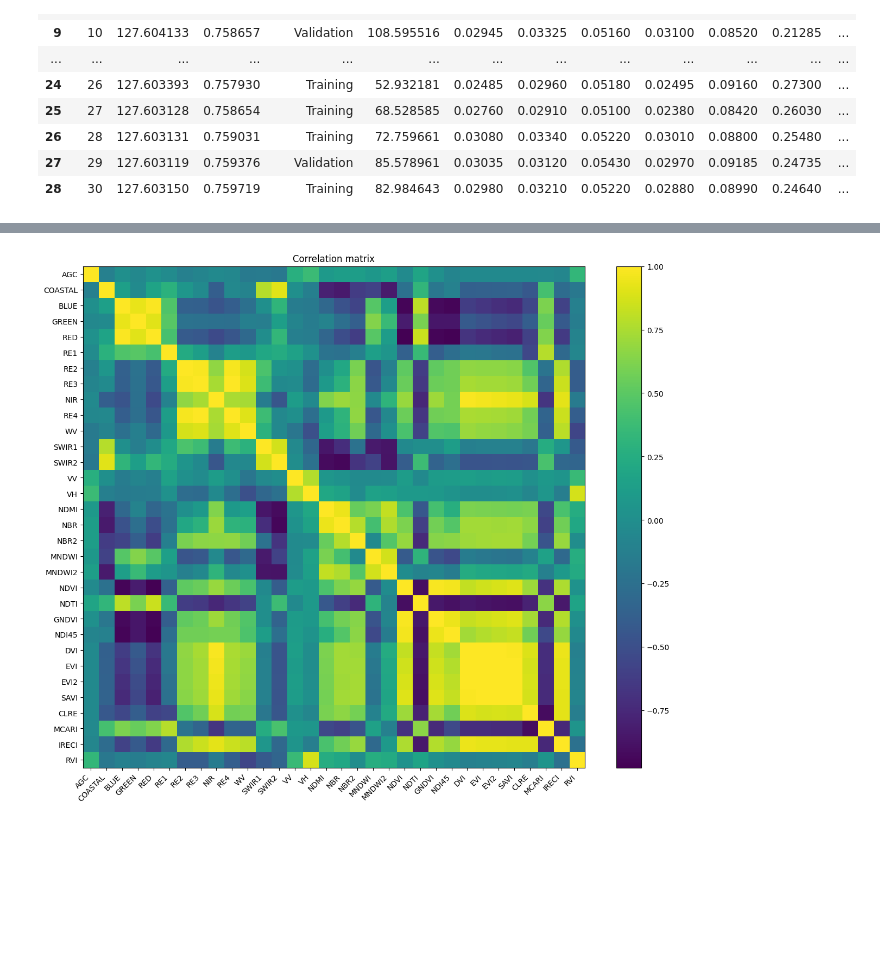
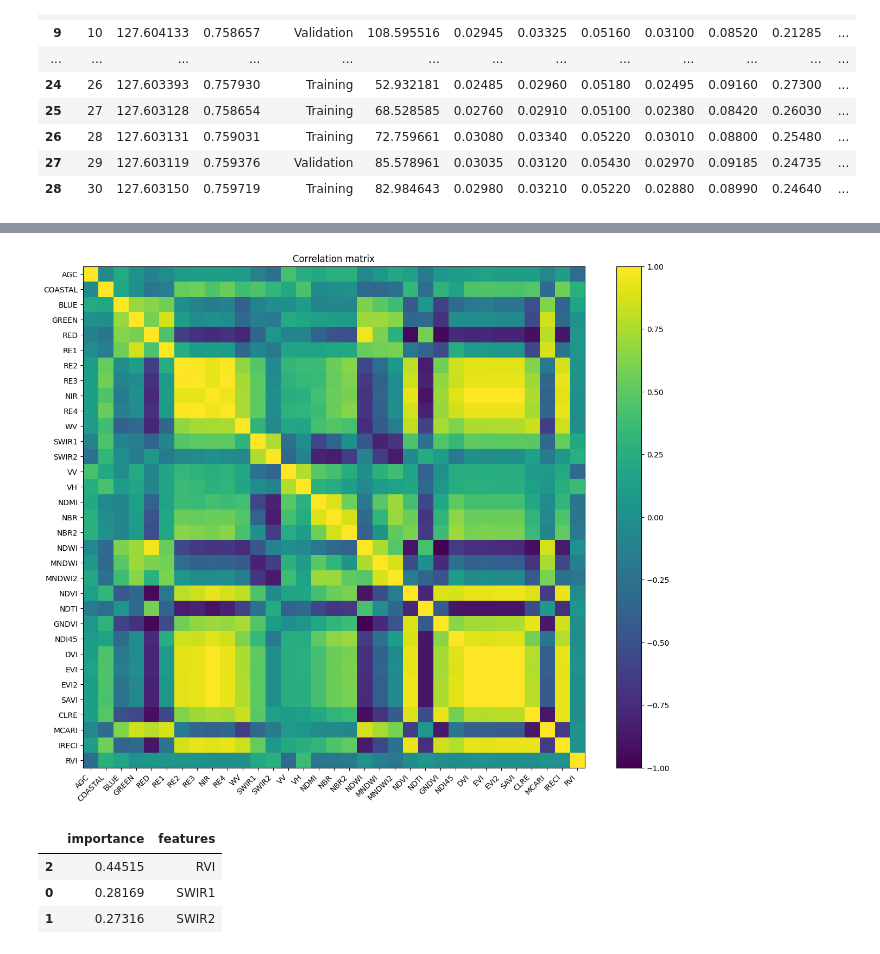
Before and after one commit to ramiqcom/mangrove-sofifi, a Jupyter notebook: notebook/2.modelling.ipynb, the cells around one changed output, grey strips where cells are left out. Saved outputs shown, nothing was run; the diff lists cells and outputs as text; code cells hidden in the pictures; blank space fills up the shorter version.

Commit message:
apply model

```diff
--- a/notebook/2.modelling.ipynb
+++ b/notebook/2.modelling.ipynb
@@ -9,6 +13,10 @@ from shapely import points
 # %%
-S2_URL = "s2_2024.tif"
+S2_URL = (
+    "https://storage.googleapis.com/gee-ramiqcom-bucket/mangrove_sofifi/s2_2024_07.tif"
+)
 
-S1_URL = "s1_2024.tif"
+S1_URL = (
+    "https://storage.googleapis.com/gee-ramiqcom-bucket/mangrove_sofifi/s1_2024_07.tif"
+)
 
 SAMPLE_URL = "../data/250204 - Database Riset Mangrove Sofifi Kirim Ramadhan.xlsx"
@@ -37,8 +112,8 @@ sample
 # %%
 # Make sample ito geodataframe
-geometry = points(sample["X"], sample["Y"])
-sample = gpd.GeoDataFrame(sample, geometry=geometry, crs="EPSG:4326")
+geometry = points(sample_normal["X"], sample_normal["Y"])
+sample_normal = gpd.GeoDataFrame(sample_normal, geometry=geometry, crs="EPSG:4326")
 
-ax = sample.plot(column="AGC", cmap="YlGn")
+ax = sample_normal.plot(column="AGC", cmap="YlGn")
 add_basemap(ax=ax, crs="EPSG:4326")
 # %% [output]
@@ -48,7 +123,7 @@ indices = [
     dict(name="NDMI", band1="NIR", band2="SWIR1", cmap="RdYlGn"),
     dict(name="NBR", band1="NIR", band2="SWIR2", cmap="RdYlGn"),
     dict(name="NBR2", band1="SWIR1", band2="SWIR2", cmap="RdYlGn"),
-    # dict(name="NDWI", band1="GREEN", band2="NIR", cmap="RdBu"),
+    dict(name="NDWI", band1="GREEN", band2="NIR", cmap="RdBu"),
     dict(name="MNDWI", band1="GREEN", band2="SWIR1", cmap="RdBu"),
     dict(name="MNDWI2", band1="GREEN", band2="SWIR2", cmap="RdBu"),
     dict(name="NDVI", band1="NIR", band2="RED", cmap="RdYlGn"),
@@ -72,8 +147,8 @@ band_map_s2 = dict(
 )
 # %%
 # Sample images
-extract = sample.copy()[["AGC"]]
-coords = [coord for coord in zip(sample.geometry.x, sample.geometry.y)]
+extract = sample_normal.copy()[["AGC", "Keterangan"]]
+coords = [coord for coord in zip(sample_normal.geometry.x, sample_normal.geometry.y)]
 
 # Bands
 bands_s2 = [
@@ -94,13 +169,16 @@ bands_s2 = [
 bands_s1 = ["VV", "VH"]
 
 with rio.open(S2_URL) as source:
-    extract[bands_s2] = [data / 1e4 for data in source.sample(coords)]
+    extract[bands_s2] = [data for data in source.sample(coords)]
 
 with rio.open(S1_URL) as source:
-    extract[bands_s1] = [data / 1e4 for data in source.sample(coords)]
+    extract[bands_s1] = [data for data in source.sample(coords)]
 
 # Filter sample
-extract = extract[(extract["BLUE"] > 0) & (extract["VV"] > 0)]
+extract = extract[(extract["BLUE"] != -9999) & (extract["VV"] != -9999)]
+
+extract[bands_s2] = extract[bands_s2] / 1e4
+extract[bands_s1] = extract[bands_s1] / 1e3
 
 # Calculate indices
 for x in range(len(indices)):
@@ -137,5 +215,8 @@ extract["MCARI"] = (
 extract["IRECI"] = (extract["NIR"] - extract["RED"]) / (extract["RE1"] / extract["RE2"])
 extract["RVI"] = (4 * extract["VH"]) / (extract["VV"] / extract["VH"])
 
+# Filter only mangrove like
+extract = extract[(extract["NDMI"] > 0.5) & (extract["NDWI"] < 0)]
+
 extract
 # %% [output]
@@ -239,12 +320,12 @@ Correlation between AGB and bands sorted by the highest
 # %%
 # Correlation matrix between features
-corr = extract.corr()
+corr = extract[["AGC", *list(extract.columns[2:])]].corr()
 plt.figure(figsize=(15, 12))
 plt.title("Correlation matrix")
 plt.imshow(corr)
 plt.colorbar()
 plt.xticks(range(len(corr)), corr.columns, rotation=45, ha="right")
 plt.yticks(range(len(corr)), corr.columns)
 plt.show()
 # %% [output]
-[figure, old version]
+[figure, new version]
@@ -250,0 +336,18 @@ plt.show()
+# %%
+# Create model
+model = RandomForestRegressor(n_estimators=100)
+
+# Predictors
+predictors = ["SWIR1", "SWIR2", "RVI"]
+
+# Train model
+model.fit(train[predictors], train[label])
+
+pd.DataFrame(
+    dict(importance=model.feature_importances_, features=predictors)
+).sort_values("importance", ascending=False)
+# %% [output]
+|  | importance | features |
+| 2 | 0.44515 | RVI |
+| 0 | 0.28169 | SWIR1 |
+| 1 | 0.27316 | SWIR2 |
```
Also changed, not shown: parts of 13 cells of this notebook, 1 other file.
